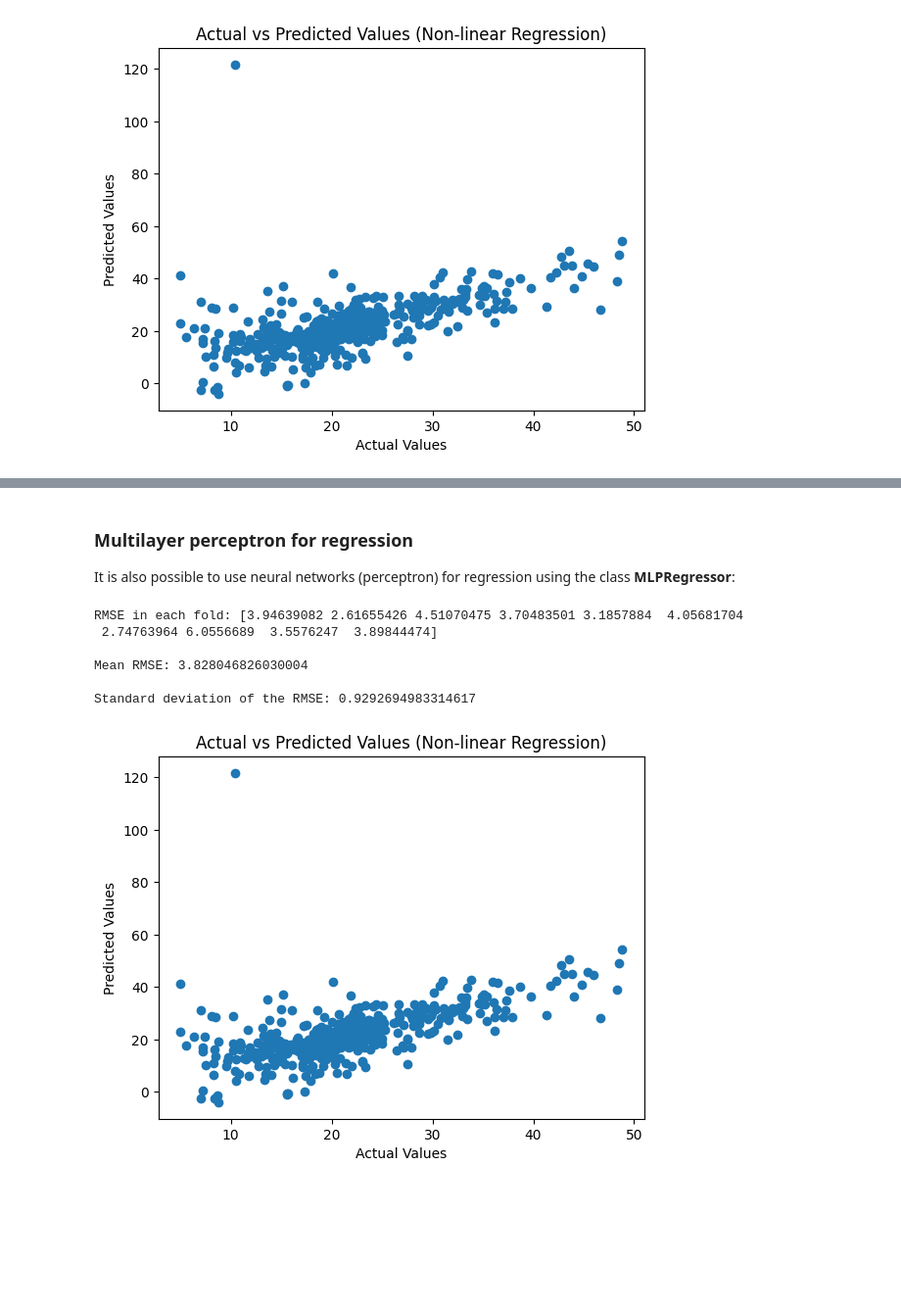
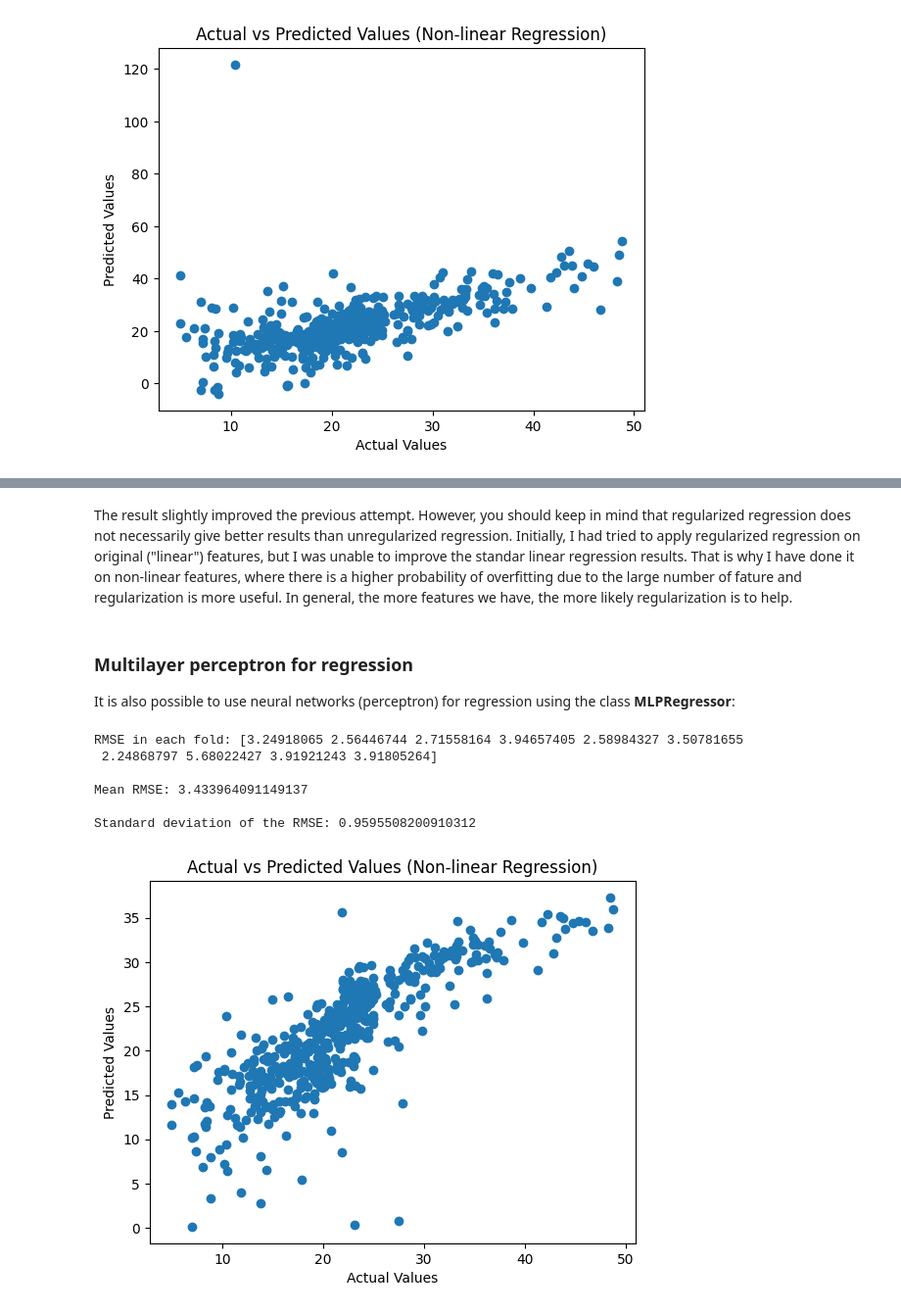
Before and after one commit to AbrahamOtero/MLiB, a Jupyter notebook: 4_PredictiveModels.ipynb, the cells around one changed output, grey strips where cells are left out. Shown at 98% size. Saved outputs shown, nothing was run; the diff lists cells and outputs as text; code cells hidden in the pictures; blank space fills up the shorter version.

Commit message:
Added regularized regressions. Minor fixes in other models.

```diff
--- a/4_PredictiveModels.ipynb
+++ b/4_PredictiveModels.ipynb
@@ -715,0 +715,30 @@ If you are interested in regularized regression models see the documentation for
+# %%
+from sklearn.linear_model import ElasticNet
+
+# Assuming that X_nonlinear and y are already defined from the previous regression example
+
+# Create the ElasticNet regression model
+# l1_ratio is the mixing parameter. For l1_ratio = 0 the penalty is an L2 penalty.
+# For l1_ratio = 1 it is an L1 penalty. For 0 < l1_ratio < 1, the penalty is a combination of L1 and L2.
+model = ElasticNet(alpha=0.1, l1_ratio=0.5, random_state=42, tol = 0.1)  # You can adjust alpha and l1_ratio values
+
+# Perform 10-fold cross-validation
+scores = cross_val_score(model, X_nonlinear, y, cv=10, scoring='neg_mean_squared_error')
+
+# The scores obtained are negative errors (scoring='neg_mean_squared_error'), so we convert them to positive
+rmse_scores = np.sqrt(-scores)
+
+# Print the results
+print("RMSE in each fold:", rmse_scores)
+print("\nMean RMSE:", rmse_scores.mean())
+print("\nStandard deviation of the RMSE:", rmse_scores.std())
+
+# Make predictions
+y_pred = cross_val_predict(model, X_nonlinear, y, cv=10)
+
+# Plot the actual vs predicted values
+plt.scatter(y, y_pred)
+plt.xlabel("Actual Values")
+plt.ylabel("Predicted Values")
+plt.title("Actual vs Predicted Values")
+plt.show()
@@ -716,3 +753,5 @@ If you are interested in regularized regression models see the documentation for
+# %% [markdown]
+The result slightly improved the previous attempt. However, you should keep in mind that regularized regression does not necessarily give better results than unregularized regression. Initially, I had tried to apply regularized regression on original ("linear") features, but I was unable to improve the standar linear regression results. That is why I have done it on non-linear features, where there is a higher probability of overfitting due to the large number of fature and regularization is more useful. In general, the more features we have, the more likely regularization is to help.
 # %% [markdown]
 ### Multilayer perceptron for regression
 
@@ -723,38 +762,38 @@ from sklearn.model_selection import cross_val_score, cross_val_predict
 from sklearn.preprocessing import StandardScaler
 
 # Create a Perceptron model with 2 layers each with 30 neurons
-perceptron = MLPRegressor(hidden_layer_sizes=[30, 30], max_iter=2000)
+perceptron = MLPRegressor(hidden_layer_sizes=[30, 30], max_iter=2000, random_state=42)
 
 # Before applying the perceptron it is a good idea to normalize the features;
 # (with linear models this is not relevant (we will get the same result in both cases)
 scaler = StandardScaler()
 scaler.set_output(transform='pandas')
 X = scaler.fit_transform(X)
 
 # Perform 10-fold cross-validation
 scores = cross_val_score(perceptron, X, y, cv=10, scoring='neg_mean_squared_error')
 rmse_scores = np.sqrt(-scores)
 
 
 # Print the results
 print("RMSE in each fold:", rmse_scores)
 print("\nMean RMSE:", rmse_scores.mean())
 print("\nStandard deviation of the RMSE:", rmse_scores.std())
 
 # Make predictions
-y_pred = cross_val_predict(model, x_nonlinear, y, cv=10)
+y_pred = cross_val_predict(model, X, y, cv=10)
 
 # Plot the actual vs predicted values
 plt.scatter(y, y_pred)
 plt.xlabel("Actual Values")
 plt.ylabel("Predicted Values")
 plt.title("Actual vs Predicted Values (Non-linear Regression)")
 plt.show()
 # %% [output]
-RMSE in each fold: [3.94639082 2.61655426 4.51070475 3.70483501 3.1857884  4.05681704
- 2.74763964 6.0556689  3.5576247  3.89844474]
+RMSE in each fold: [3.24918065 2.56446744 2.71558164 3.94657405 2.58984327 3.50781655
+ 2.24868797 5.68022427 3.91921243 3.91805264]
 
-Mean RMSE: 3.828046826030004
+Mean RMSE: 3.433964091149137
 
-Standard deviation of the RMSE: 0.9292694983314617
+Standard deviation of the RMSE: 0.9595508200910312
-[figure, old version]
+[figure, new version]
```
Also changed, not shown: parts of 16 cells of this notebook.
